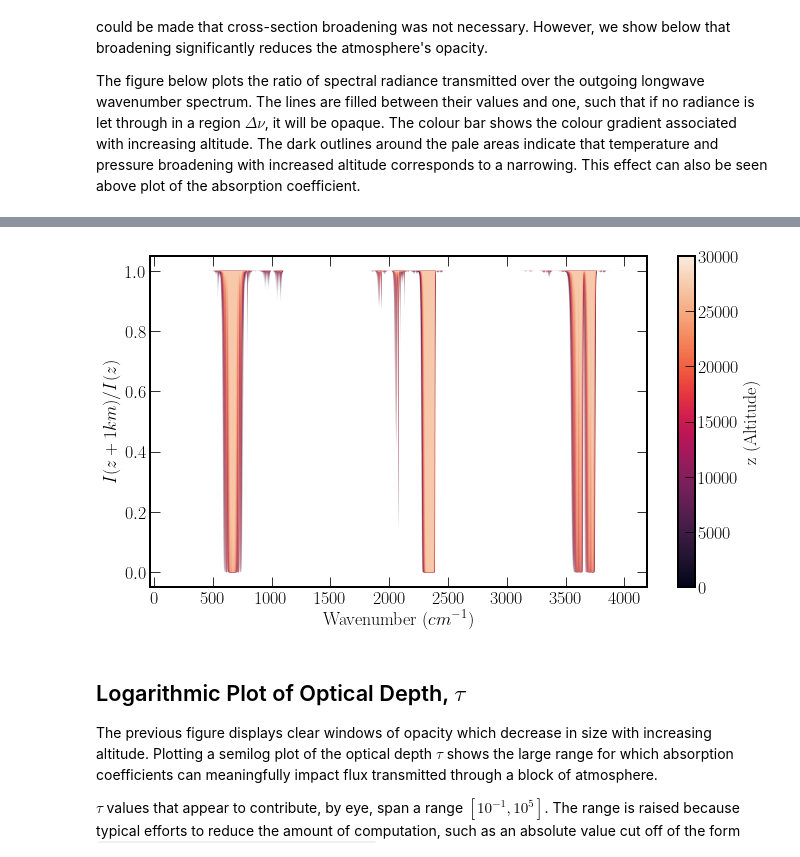
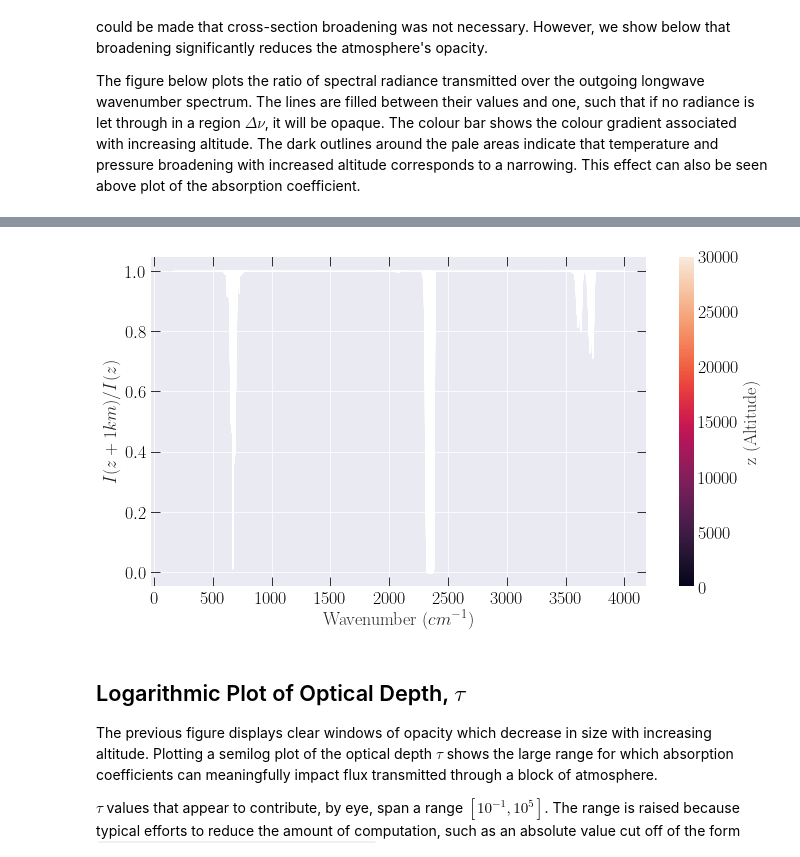
Before and after one commit to seancraven/CDS_book, a Jupyter notebook: _sources/Chapter_3/lorentzian_broadening.ipynb, the cells around one changed output, grey strips where cells are left out. Cells and saved outputs as stored; diff of their text form; code cells hidden in the pictures.

```diff
--- a/_sources/Chapter_3/lorentzian_broadening.ipynb
+++ b/_sources/Chapter_3/lorentzian_broadening.ipynb
@@ -80 +110,10 @@ $\textrm{CO}_2$'s line intensity variation is plotted at 3 km intervals up to 10
+# %%
+# SQL query
+path = "../absorption_coef_database_utitlites/optical_depth.db"
+conn = sqlite3.connect(path)
+sql_query = "SELECT * FROM optical_depths WHERE mol_id = 2"
+co2_optical_depth = pd.read_sql_query(sql_query, conn)
+sql_query = "SELECT * FROM gases"
+gases = pd.read_sql_query(sql_query, conn)
+alts = co2_optical_depth["altitude"].unique();
 # %%
@@ -207,18 +154,26 @@ pd.DataFrame(np.round(relative_area,2),
+# %%
+od = []
+flux_ratios = []
+for alt in alts:
+    mask = co2_optical_depth["altitude"] == alt
+    alt_od = co2_optical_depth["optical_depth"][mask]
+    od.append(alt_od)
+    flux_ratios.append(np.exp(-alt_od/1000))
 # %%
-cmap = sns.color_palette('rocket', 10)
-sm = plt.cm.ScalarMappable(cmap='rocket',
-                           norm=plt.Normalize(vmin=0, vmax=30000)
-                           )
-fig, ax = plt.subplots(1,1, figsize=(10, 6))
-color_cycle=ax.set_prop_cycle(color=cmap)
-for flux_ratio, _ in flux_ratios:
+cmap = sns.color_palette("rocket", 10)
+sm = plt.cm.ScalarMappable(
+    cmap="rocket", norm=plt.Normalize(vmin=0, vmax=30000)
+)
+fig, ax = plt.subplots(1, 1, figsize=(10, 6))
+color_cycle = ax.set_prop_cycle(color=cmap)
+for flux_ratio in flux_ratios:
     plt.fill_between(nu, flux_ratio, 1)
 cb = fig.colorbar(sm)
-ax.set_xlabel('Wavenumber $(cm^{-1})$')
-ax.set_ylabel('$I(z+1km)/I(z)$')
-cb.set_label('z (Altitude)')
+ax.set_xlabel("Wavenumber $(cm^{-1})$")
+ax.set_ylabel("$I(z+1km)/I(z)$")
+cb.set_label("z (Altitude)")
 # %% [output]
-[figure, old version]
+[figure, new version]
 # %% [markdown]
 ## Logarithmic Plot of Optical Depth, $\tau$
 
```
Also changed, not shown: parts of 11 cells of this notebook, 27 other files.
